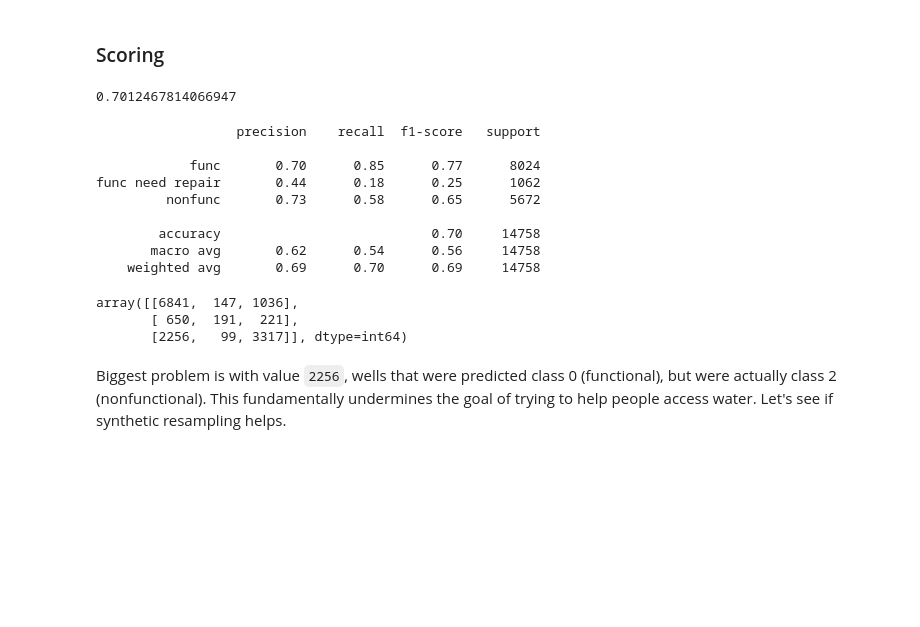
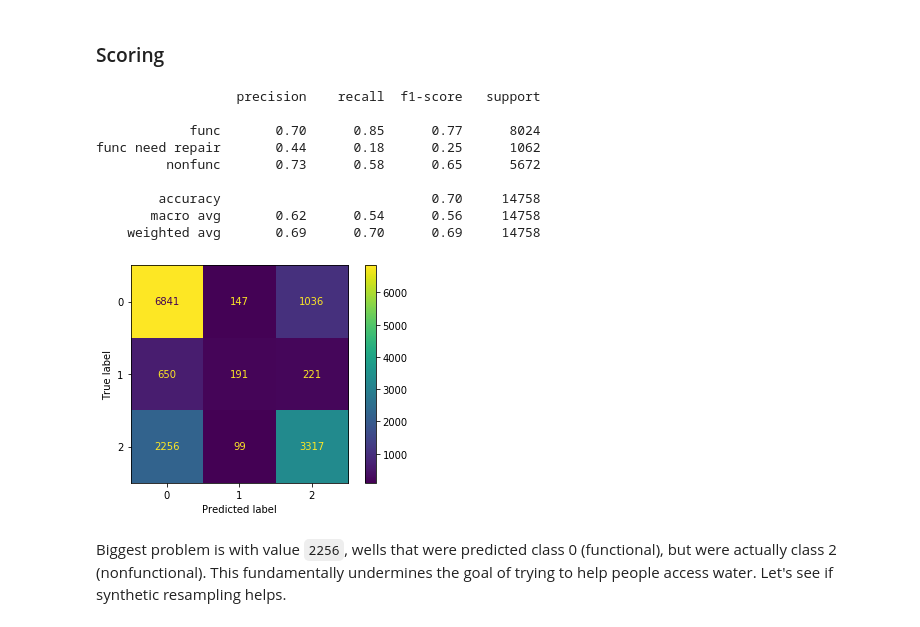
Before and after one commit to stevenzych/tanzanian_wells, a Jupyter notebook: notebooks/modeling_2.ipynb, the cells around one changed output. Cells and saved outputs as stored; diff of their text form; code cells hidden in the pictures; blank space fills up the shorter version.

```diff
--- a/notebooks/modeling_2.ipynb
+++ b/notebooks/modeling_2.ipynb
@@ -45,6 +49,12 @@ def top_dummies(ls, df, n=5, drop=True):
             df[x + "_" + i.replace(" ", "_")] = (df[x] == i).astype(int)
         if drop == True:
             df.drop(x, axis=1, inplace=True)
+# %%
+# Evaluates model performance with multiple metrics
+def model_judge(model, X, y):
+    model_labels = ['func', 'func need repair', 'nonfunc']
+    print(classification_report(y, model.predict(X), target_names=model_labels))
+    plot_confusion_matrix(model, X, y)
 # %% [markdown]
 # Importing Data
 # %%
@@ -259,28 +260,18 @@ Pipeline(memory=None,
 # %% [markdown]
 ### Scoring
 # %%
-knn_pipe.score(X_test, y_test)
+model_judge(knn_pipe, X_test, y_test)
 # %% [output]
-0.7012467814066947
+                  precision    recall  f1-score   support
+
+            func       0.70      0.85      0.77      8024
+func need repair       0.44      0.18      0.25      1062
+         nonfunc       0.73      0.58      0.65      5672
+
+        accuracy                           0.70     14758
+       macro avg       0.62      0.54      0.56     14758
+    weighted avg       0.69      0.70      0.69     14758
+[figure, added]
-# %%
-model_labels = ['func', 'func need repair', 'nonfunc']
-print(classification_report(y_test, knn_pipe.predict(X_test), target_names=model_labels))
-# %% [output]
-                  precision    recall  f1-score   support
-
-            func       0.70      0.85      0.77      8024
-func need repair       0.44      0.18      0.25      1062
-         nonfunc       0.73      0.58      0.65      5672
-
-        accuracy                           0.70     14758
-       macro avg       0.62      0.54      0.56     14758
-    weighted avg       0.69      0.70      0.69     14758
-# %%
-confusion_matrix(y_test, knn_pipe.predict(X_test))
-# %% [output]
-array([[6841,  147, 1036],
-       [ 650,  191,  221],
-       [2256,   99, 3317]], dtype=int64)
 # %% [markdown]
 Biggest problem is with value `2256`, wells that were predicted class 0 (functional), but were actually class 2 (nonfunctional). This fundamentally undermines the goal of trying to help people access water. Let's see if synthetic resampling helps.
 # %% [markdown]
```
Also changed, not shown: parts of 46 cells of this notebook, 4 other files.
